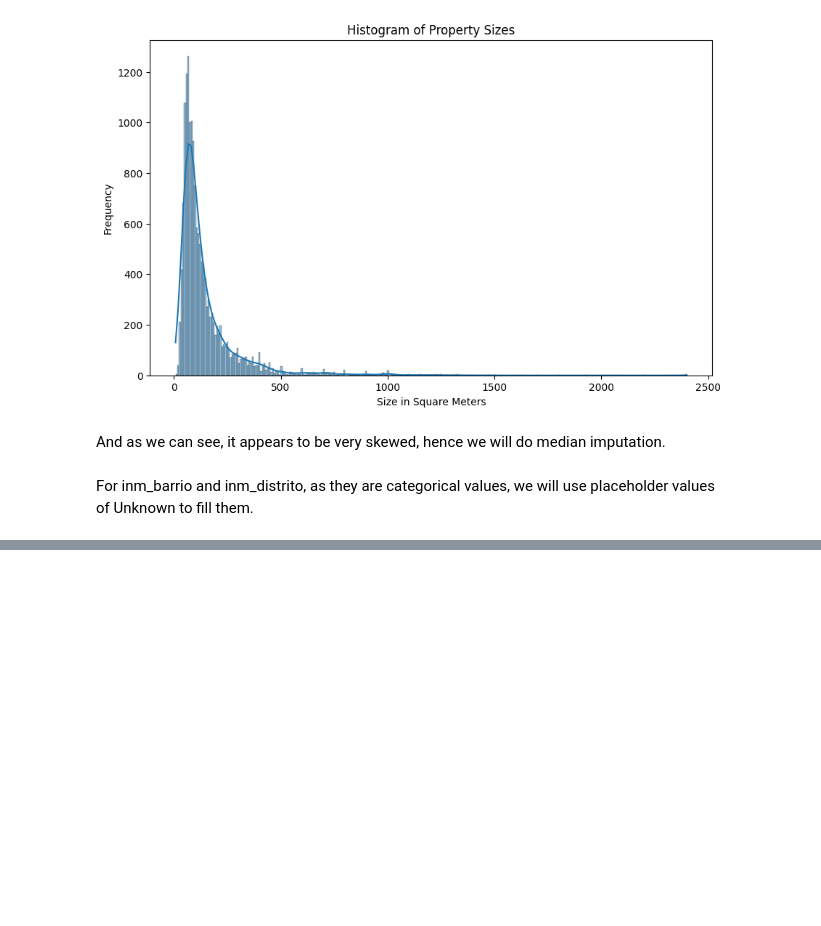
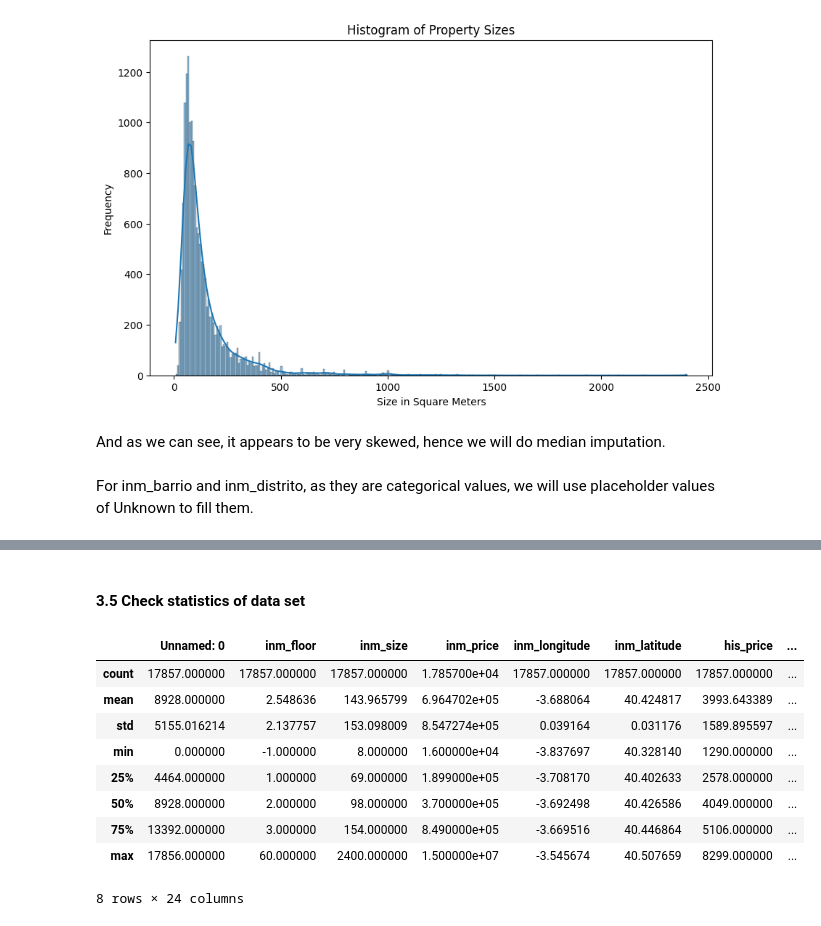
Before and after one commit to adnanbhanji/Madrid-Property-Analysis, a Jupyter notebook: notebooks/eda.ipynb, the cells around one changed output, grey strips where cells are left out. Saved outputs shown, nothing was run; the diff lists cells and outputs as text; code cells hidden in the pictures; blank space fills up the shorter version.

```diff
--- a/notebooks/eda.ipynb
+++ b/notebooks/eda.ipynb
@@ -165,0 +184,8 @@ When dealing with demographic proportions or populations, again median imputatio
+# %%
+# Imputation for 'dem_PropConEstudiosUniversitarios' using the mean
+prop_univ_mean = df['dem_PropConEstudiosUniversitarios'].mean()
+df['dem_PropConEstudiosUniversitarios'].fillna(prop_univ_mean, inplace=True)
+
+# Imputation for 'dem_EdadMedia' using the median
+edad_media_median = df['dem_EdadMedia'].median()
+df['dem_EdadMedia'].fillna(edad_media_median, inplace=True)
@@ -165,0 +268,15 @@ When dealing with demographic proportions or populations, again median imputatio
+# %% [markdown]
+#### 3.5 Check statistics of data set
+# %%
+df.describe()
+# %% [output]
+|  | Unnamed: 0 | inm_floor | inm_size | inm_price | inm_longitude | inm_latitude | his_price | ... |
+| count | 17857.000000 | 17857.000000 | 17857.000000 | 1.785700e+04 | 17857.000000 | 17857.000000 | 17857.000000 | ... |
+| mean | 8928.000000 | 2.548636 | 143.965799 | 6.964702e+05 | -3.688064 | 40.424817 | 3993.643389 | ... |
+| std | 5155.016214 | 2.137757 | 153.098009 | 8.547274e+05 | 0.039164 | 0.031176 | 1589.895597 | ... |
+| min | 0.000000 | -1.000000 | 8.000000 | 1.600000e+04 | -3.837697 | 40.328140 | 1290.000000 | ... |
+| 25% | 4464.000000 | 1.000000 | 69.000000 | 1.899000e+05 | -3.708170 | 40.402633 | 2578.000000 | ... |
+| 50% | 8928.000000 | 2.000000 | 98.000000 | 3.700000e+05 | -3.692498 | 40.426586 | 4049.000000 | ... |
+| 75% | 13392.000000 | 3.000000 | 154.000000 | 8.490000e+05 | -3.669516 | 40.446864 | 5106.000000 | ... |
+| max | 17856.000000 | 60.000000 | 2400.000000 | 1.500000e+07 | -3.545674 | 40.507659 | 8299.000000 | ... |
+8 rows × 24 columns
```
Also changed, not shown: parts of 14 cells of this notebook.
